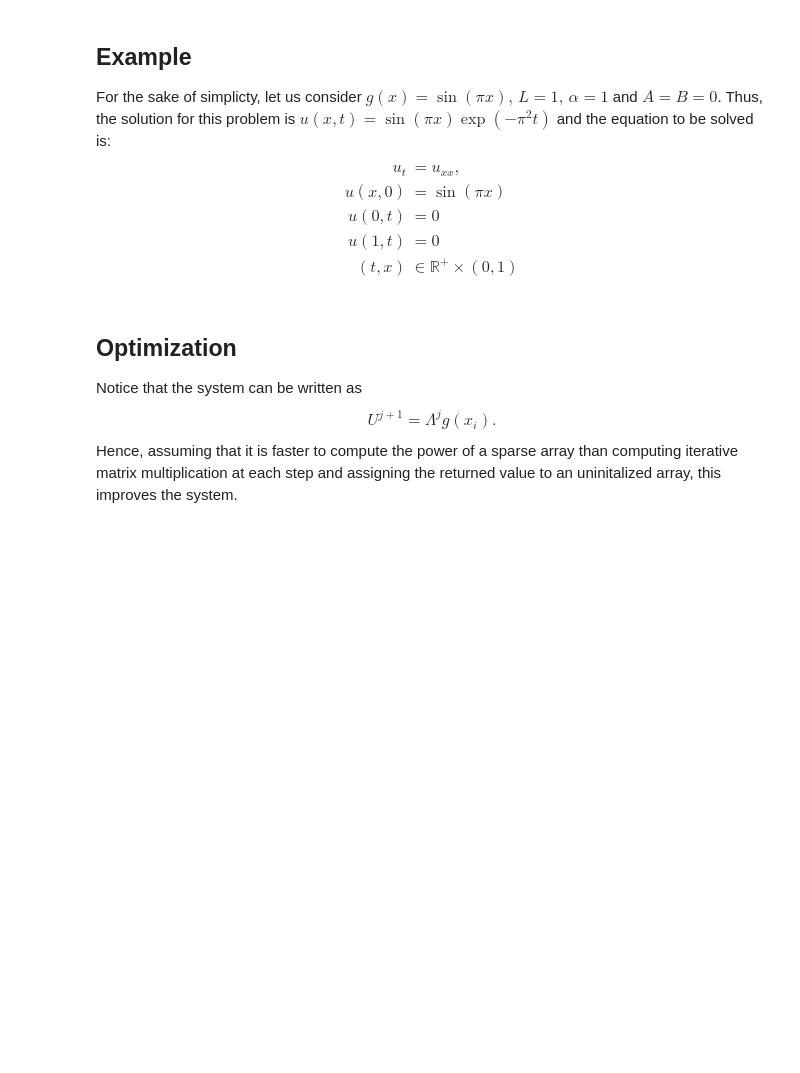
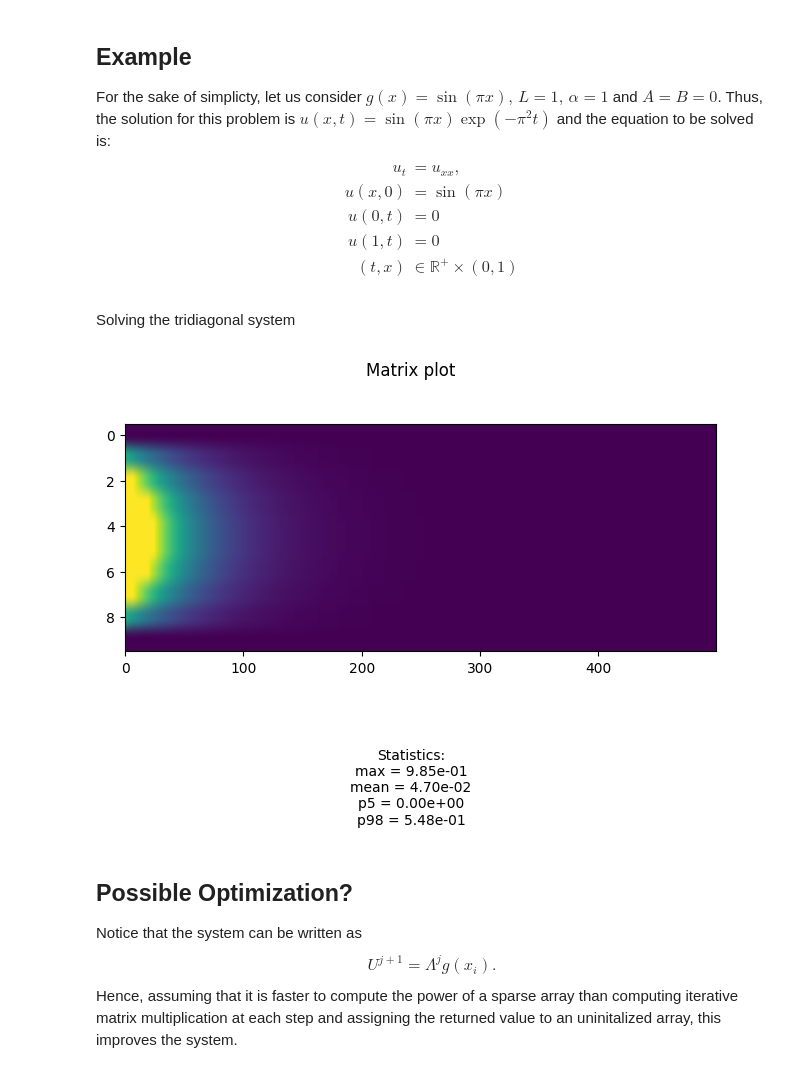
Before and after one commit to sergio-gastulo/undergraduate-coding, a Jupyter notebook: py_v/finite_difference_heat_eq.ipynb, the cells around one changed output. Drawn from its saved outputs; the diff is of its cells as text; code cells hidden in the pictures; blank space fills up the shorter version.

```diff
--- a/py_v/finite_difference_heat_eq.ipynb
+++ b/py_v/finite_difference_heat_eq.ipynb
@@ -78,6 +77,8 @@ tt = np.linspace(0, T, m)
 h = L/n
 k = T/m
 lambda_ = (alpha**2 * k) / h**2
+# %% [markdown]
+Solving the tridiagonal system
 # %%
 def solver(
         xx: np.ndarray,
@@ -102,8 +103,12 @@ def solver(
 
 
 mat = solver(xx, m, lambda_)
+# %%
+fig, _ = matrix_plot(mat, [5, 98])
+# %% [output]
+[figure, added]
 # %% [markdown]
-## Optimization
+## Possible Optimization?
 Notice that the system can be written as $$U^{j+1} = \Lambda^{j}g(x_i).$$
 Hence, assuming that it is faster to compute the power of a sparse array than computing iterative matrix multiplication at each step and assigning the returned value to an uninitalized array, this improves the system.
 # %%
```
Also changed, not shown: parts of 7 cells of this notebook, 5 other files.
